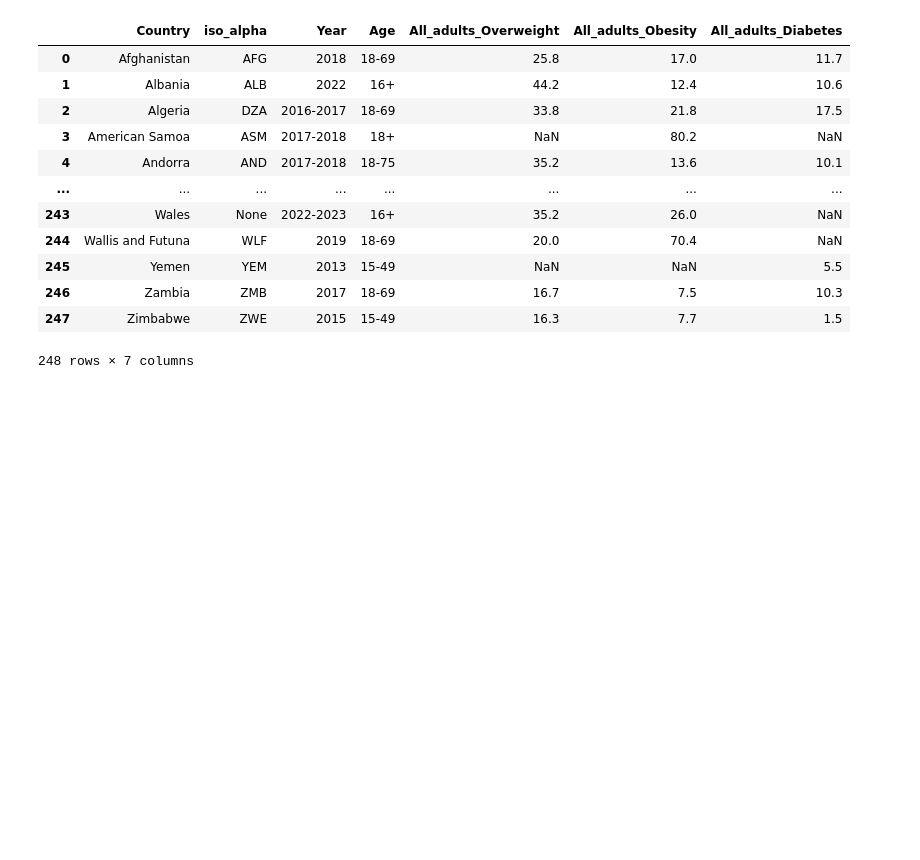
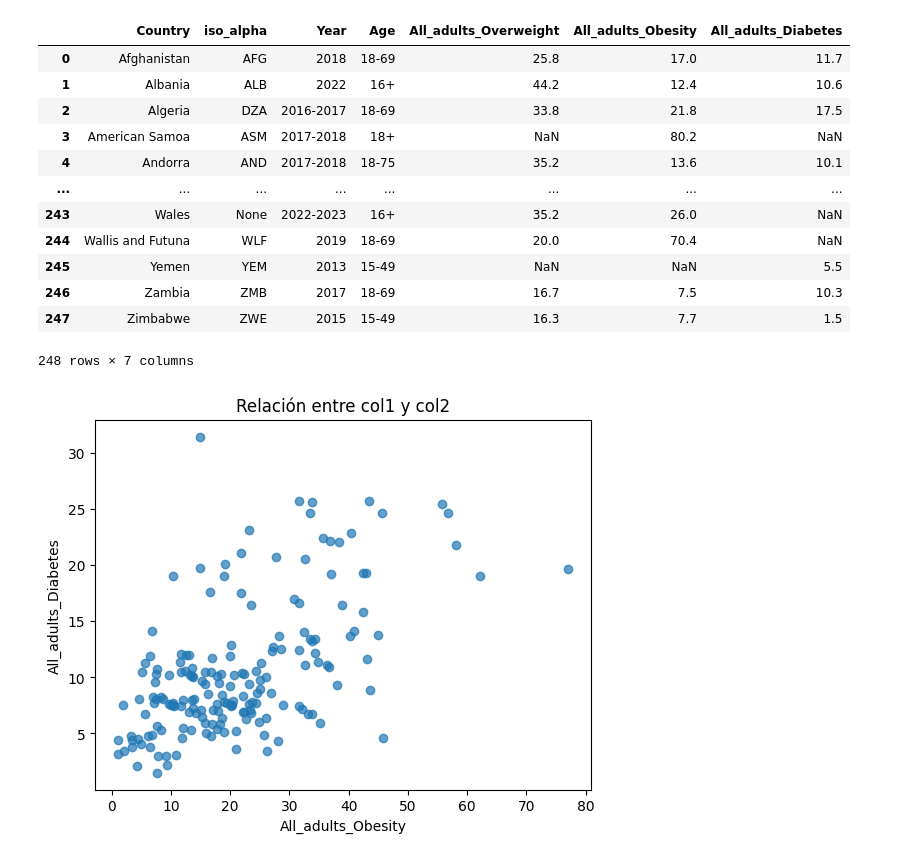
Before and after one commit to Jimenez73/Proyecto_InfoVis_Grupo15, a Jupyter notebook: datos/sprapeo.ipynb, the cells around one changed output. Cells and saved outputs as stored; diff of their text form; code cells hidden in the pictures; blank space fills up the shorter version.

```diff
--- a/datos/sprapeo.ipynb
+++ b/datos/sprapeo.ipynb
@@ -124,3 +124,14 @@ df_completo
 | 246 | Zambia | ZMB | 2017 | 18-69 | 16.7 | 7.5 | 10.3 |
 | 247 | Zimbabwe | ZWE | 2015 | 15-49 | 16.3 | 7.7 | 1.5 |
 248 rows × 7 columns
+# %%
+import matplotlib.pyplot as plt
+
+# Scatter plot entre dos columnas
+plt.scatter(df_completo["All_adults_Obesity"], df_completo["All_adults_Diabetes"], alpha=0.7)
+plt.xlabel("All_adults_Obesity")
+plt.ylabel("All_adults_Diabetes")
+plt.title("Relación entre col1 y col2")
+plt.show()
+# %% [output]
+[figure, added]
```
Also changed, not shown: parts of 5 cells of this notebook, 1 other file.
